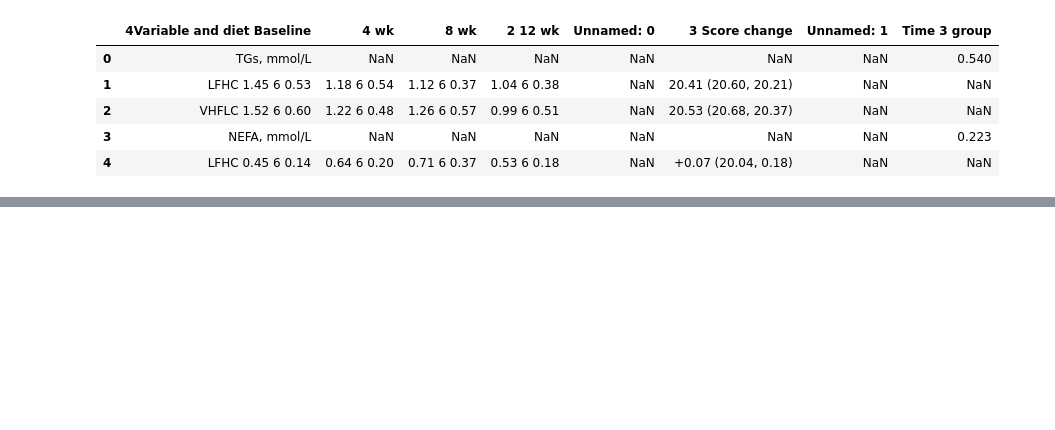
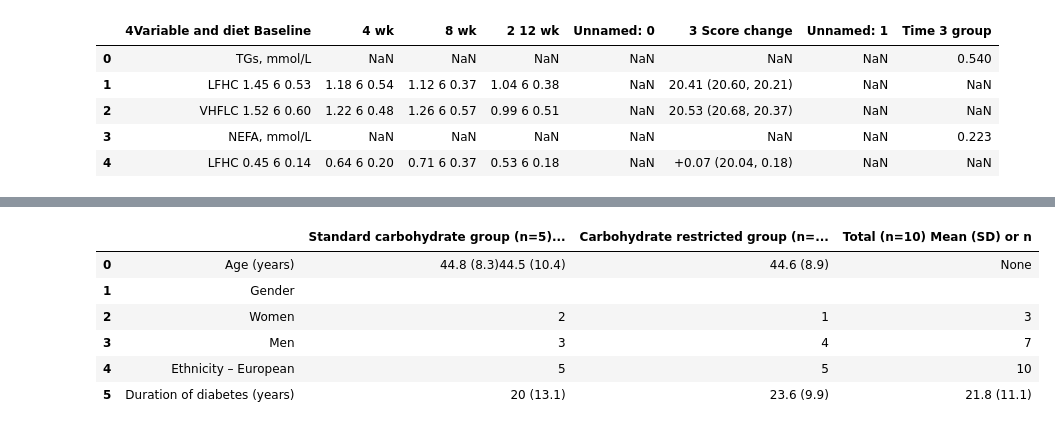
Before and after one commit to oas95/Dietary_Interventions_for_Insulin_Sensitivy_Project, a Jupyter notebook: PyDIonIS/data_extraction.ipynb, the cells around one changed output, grey strips where cells are left out. Cells and saved outputs as stored; diff of their text form; code cells hidden in the pictures; blank space fills up the shorter version.

```diff
--- a/PyDIonIS/data_extraction.ipynb
+++ b/PyDIonIS/data_extraction.ipynb
@@ -115,0 +165,59 @@ Dietary_IntakeGa_df2 = pd.DataFrame(tablesGa18[8])
+# %%
+#Krebs Table Extraction LCHF
+#Tables cant be extracted
+#Characteristics of participants
+ColumnsKr = ['', 'Standard carbohydrate group (n=5) Mean (SD) or n', 'Carbohydrate restricted group (n=5) Mean (SD) or n', 'Total (n=10) Mean (SD) or n']
+r1 = ['Age (years)', '44.8 (8.3)' '44.5 (10.4)', '44.6 (8.9)']
+r2 = ['Gender', '', '', '']
+r3 = ['Women', '2', '1', '3']
+r4 = ['Men', '3', '4', '7']
+r5 = ['Ethnicity – European', '5', '5','10']
+r6 = ['Duration of diabetes (years)', '20 (13.1)', '23.6 (9.9)', '21.8 (11.1)']
+
+kr_df = pd.DataFrame([r1, r2, r3, r4, r5, r6], columns=ColumnsKr)
+
+#Outcome Measures by group
+Standard carbohydrate group (n=5)
+Mean (SD)
+Carbohydrate restricted group (n=5)
+Mean (SD)
+Baseline 12 weeks Baseline 12 weeks
+Weight (kg) 82.3 (25.6) 81.9 (25.3) 83.2 (11.0) 78.0 (6.4)
+BMI (kg/m2
+) 27.7 (6.2) 27.6 (6.1) 27.5 (2.2) 25.8 (1.0)
+HbA1c (mmol/mol) 57 (9) 57 (9) 63 (10) 55 (4)†
+ (%) 7.4 (0.9) 7.4 (0.9) 7.9 (0.9) 7.2 (0.4)
+Total daily insulin (units) 40.6 (7.8) 44.8 (12.4) 64.4 (25.3) 44.2 (16.5)*†
+Mean CGMS glucose (mmol/L) 9.3 (1.9) 10.1 (2.9) 10.2 (2.3) 8.9 (0.8)
+MAGE 7.26 (1.34) 8.32 (3.53) 8.46 (1.22) 8.62 (1.16)
+Systolic blood pressure (mmHg) 119 (26.1) 125 (25.3) 120 (10.9) 114.5 (16.0)
+Diastolic blood pressure (mmHg) 74.2 (15.5) 71.1 (17.9) 72.4 (11.3) 64.8 (6.7)
+Serum creatinine (μmol/L) 76.8 (14.1) 78.2 (14.1) 84.6 (15.1) 83.6 (15.8)
+Total cholesterol (mmol/L) 4.7 (0.8) 4.6 (0.6) 4.7 (0.9) 4.6 (1.0)
+LDL (mmol/L) 2.5 (0.7) 2.5 (0.5) 2.7 (0.9) 2.8 (0.8)
+HDL (mmol/L) 1.8 (0.3) 1.8 (0.4) 1.7 (0.2) 1.5 (0.2)
+
+#Dietary Intakes
+Nutrient
+Standard carbohydrate group (n=5)
+Mean (SD)
+Carbohydrate restricted group (n=5)
+Mean (SD)
+Baseline 12 weeks Baseline 12 weeks
+Energy (kcal) 1922 (410) 1854 (551) 1988 (659) 1391 (159)
+Protein (g) 97 (32) 85 (42) 77 (15) 76 (16)
+Total Fat (g) 68 (17) 77 (15) 78 (23) 69 (13)
+Saturated Fat (g) 24 (9) 30 (7) 34 (9) 24 (7)
+Carbohydrate (g) 221 (89) 203 (92) 219 (90) 103 (22)*†
+Sugars (g) 81 (22) 82 (35) 93 (26) 44 (17)*†
+Alcohol (g) 6 (9) 2 (4) 15 (28) 6 (8)
+Dietary fibre (g) 21 (5) 18 (4) 23 (8) 19 (3)
+Vitamin C (mg) 70 (52) 71 (40) 126 (34) 147 (62)
+# %% [output]
+|  |  | Standard carbohydrate group (n=5)... | Carbohydrate restricted group (n=... | Total (n=10) Mean (SD) or n |
+| 0 | Age (years) | 44.8 (8.3)44.5 (10.4) | 44.6 (8.9) | None |
+| 1 | Gender |  |  |  |
+| 2 | Women | 2 | 1 | 3 |
+| 3 | Men | 3 | 4 | 7 |
+| 4 | Ethnicity – European | 5 | 5 | 10 |
+| 5 | Duration of diabetes (years) | 20 (13.1) | 23.6 (9.9) | 21.8 (11.1) |
```
Also changed, not shown: parts of 10 cells of this notebook.
